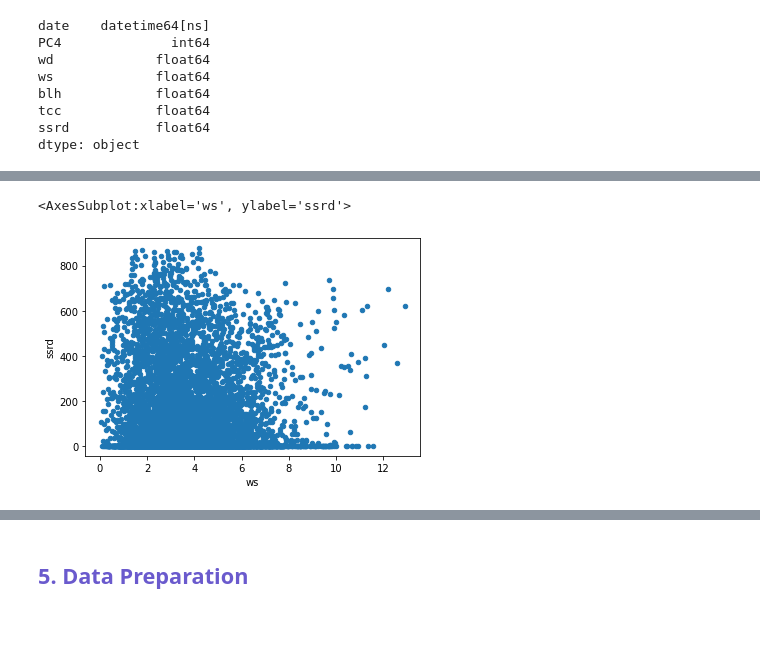
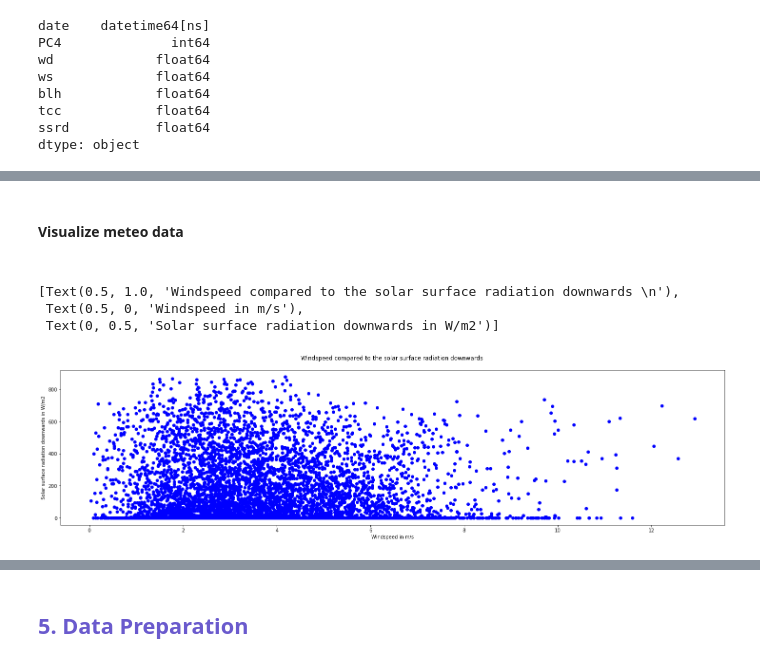
Before and after one commit to rawan-a-d/Air-Quality-Prediction, a Jupyter notebook: notebook.ipynb, the cells around one changed output, grey strips where cells are left out. Cells and saved outputs as stored; diff of their text form; code cells hidden in the pictures; blank space fills up the shorter version.

Commit message:
Added titles and correlation plot

```diff
--- a/notebook.ipynb
+++ b/notebook.ipynb
@@ -133,8 +137,19 @@ postalcode.sample(10)
+# %% [markdown]
+<h4>Visualize meteo data<h4>
 # %%
-postalcode.plot.scatter(x = 'ws', y = 'ssrd')
+fig, ax = plt.subplots(figsize=(25, 6))
+scatter = ax.scatter(list(postalcode["ws"]),
+                list(postalcode["ssrd"]),
+                color="blue")
+
+ax.set(title="Windspeed compared to the solar surface radiation downwards \n",
+      xlabel="Windspeed in m/s",
+      ylabel="Solar surface radiation downwards in W/m2")
 # %% [output]
-<AxesSubplot:xlabel='ws', ylabel='ssrd'>
+[Text(0.5, 1.0, 'Windspeed compared to the solar surface radiation downwards \n'),
+ Text(0.5, 0, 'Windspeed in m/s'),
+ Text(0, 0.5, 'Solar surface radiation downwards in W/m2')]
-[figure, old version]
+[figure, new version]
 # %%
 one_day = postalcode[postalcode['date']. dt. strftime('%Y-%m-%d')=='2021-09-25']
 
```
Also changed, not shown: parts of 11 cells of this notebook.
